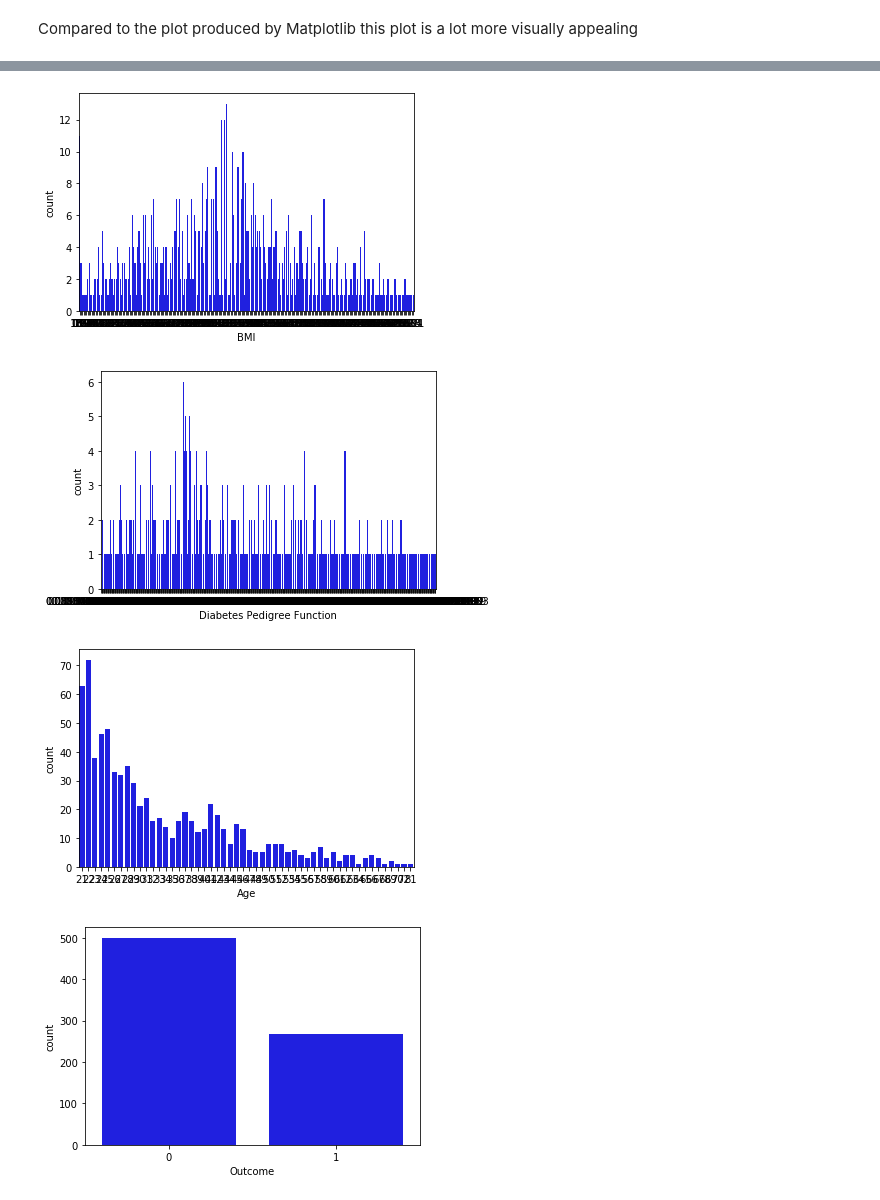
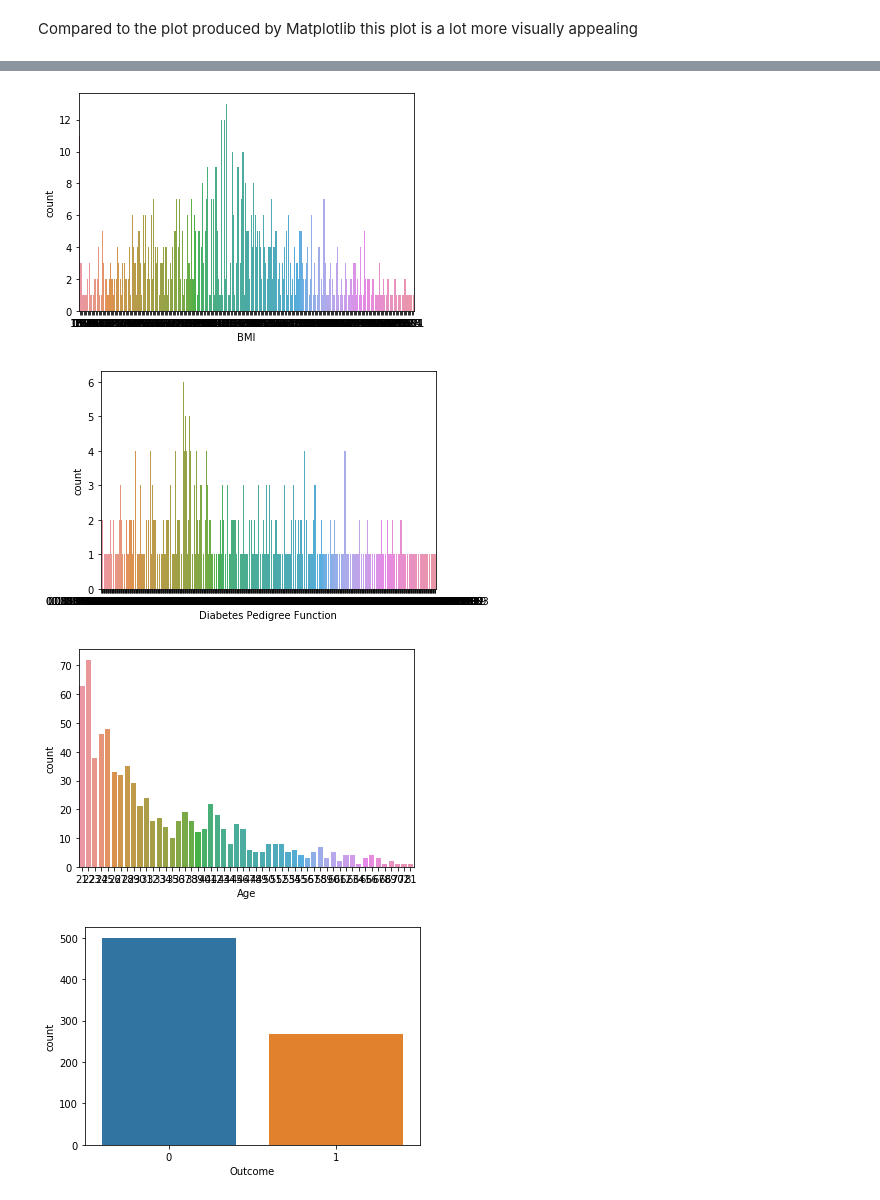
Before and after one commit to ArmanHussainDS/Diabetes, a Jupyter notebook: Diabetes Project.ipynb, the cells around one changed output, grey strips where cells are left out. Drawn from its saved outputs; the diff is of its cells as text; code cells hidden in the pictures.

```diff
--- a/Diabetes Project.ipynb
+++ b/Diabetes Project.ipynb
@@ -275,5 +275,5 @@ db1 = diabetes.select_dtypes([np.int, np.float])
 
 for i, col in enumerate(db1.columns):
     plt.figure(i)
-    sns.countplot(x=col, data=db1, color='blue')
+    sns.countplot(x=col, data=db1)
 # %% [output]
@@ -285,4 +285,4 @@ for i, col in enumerate(db1.columns):
-[figure, old version]
+[figure, new version]
-[figure, old version]
+[figure, new version]
-[figure, old version]
+[figure, new version]
-[figure, old version]
+[figure, new version]
```
Also changed, not shown: parts of 2 cells of this notebook.
